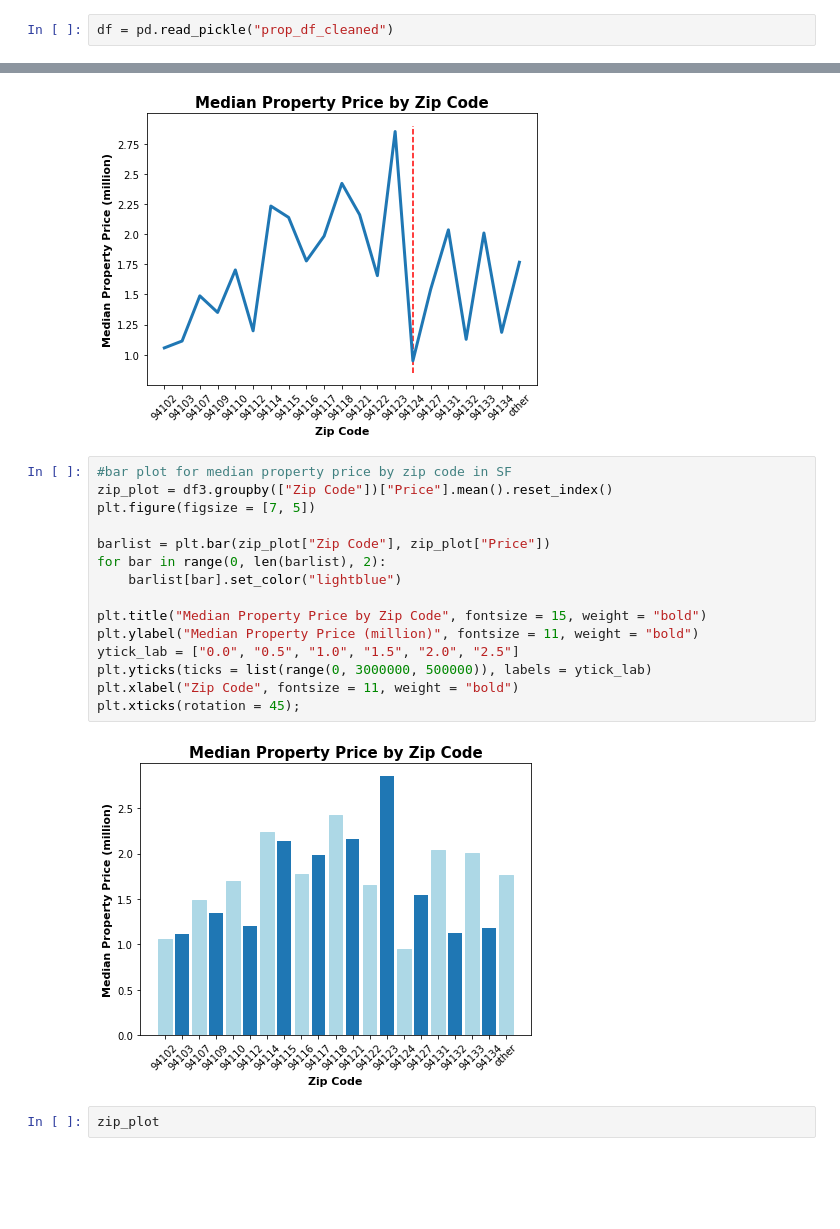
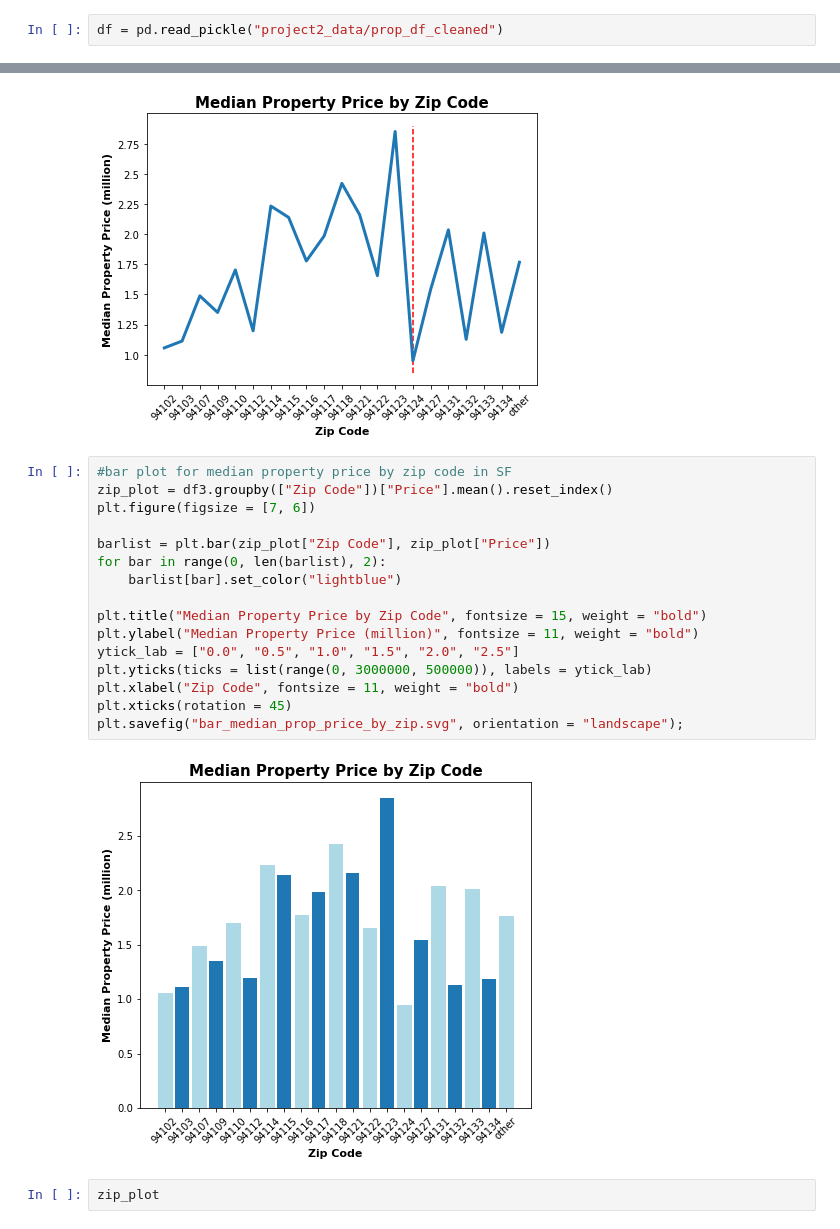
Before and after one commit to sarazong/Predicting_SF_Housing_Price, a Jupyter notebook: MetisP2_modeling.ipynb, the cells around one changed output, grey strips where cells are left out. Cells and saved outputs as stored; diff of their text form; blank space fills up the shorter version.

```diff
--- a/MetisP2_modeling.ipynb
+++ b/MetisP2_modeling.ipynb
@@ -9,7 +9,7 @@ import seaborn as sns
 
 %matplotlib inline
 # %%
-df = pd.read_pickle("prop_df_cleaned")
+df = pd.read_pickle("project2_data/prop_df_cleaned")
 # %% [markdown]
 ### Create a subset of the data EXCLUDE: Address, Location(-179), Dollar/Sq.Ft., On Redfin, Lot Size (-367)
 # %%
@@ -243,20 +249,21 @@ plt.savefig("median_property_price_by_zip.svg", orientation = "landscape");
 # %%
 #bar plot for median property price by zip code in SF
 zip_plot = df3.groupby(["Zip Code"])["Price"].mean().reset_index()
-plt.figure(figsize = [7, 5])
+plt.figure(figsize = [7, 6])
 
 barlist = plt.bar(zip_plot["Zip Code"], zip_plot["Price"])
 for bar in range(0, len(barlist), 2):
     barlist[bar].set_color("lightblue")
 
 plt.title("Median Property Price by Zip Code", fontsize = 15, weight = "bold")
 plt.ylabel("Median Property Price (million)", fontsize = 11, weight = "bold")
 ytick_lab = ["0.0", "0.5", "1.0", "1.5", "2.0", "2.5"]
 plt.yticks(ticks = list(range(0, 3000000, 500000)), labels = ytick_lab)
 plt.xlabel("Zip Code", fontsize = 11, weight = "bold")
-plt.xticks(rotation = 45);
+plt.xticks(rotation = 45)
+plt.savefig("bar_median_prop_price_by_zip.svg", orientation = "landscape");
 # %% [output]
-[figure, old version]
+[figure, new version]
 # %%
 zip_plot
 # %% [output]
```
Also changed, not shown: parts of 2 cells of this notebook, 3 other files.
